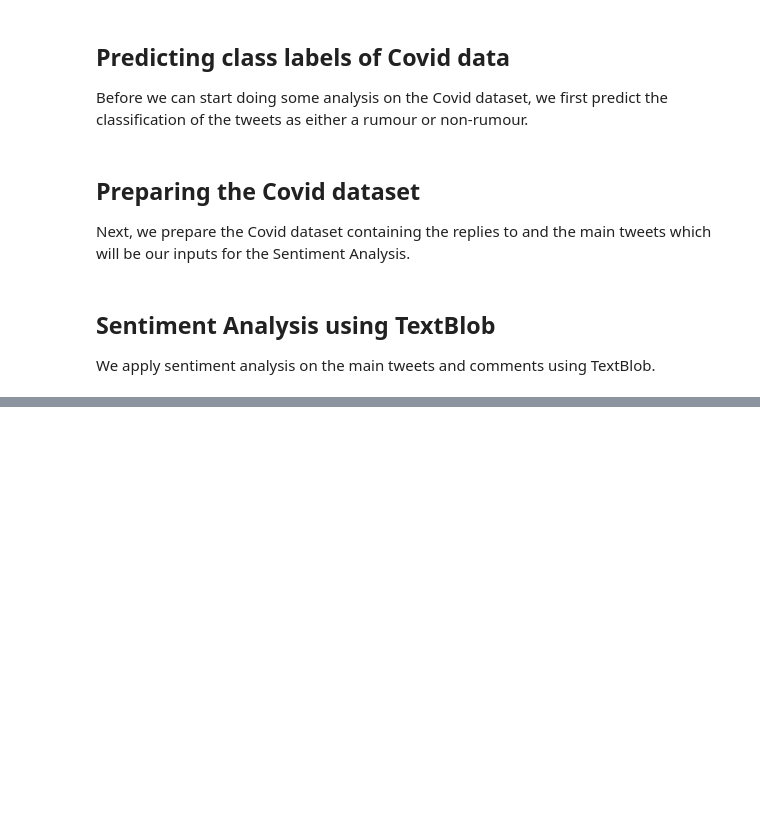
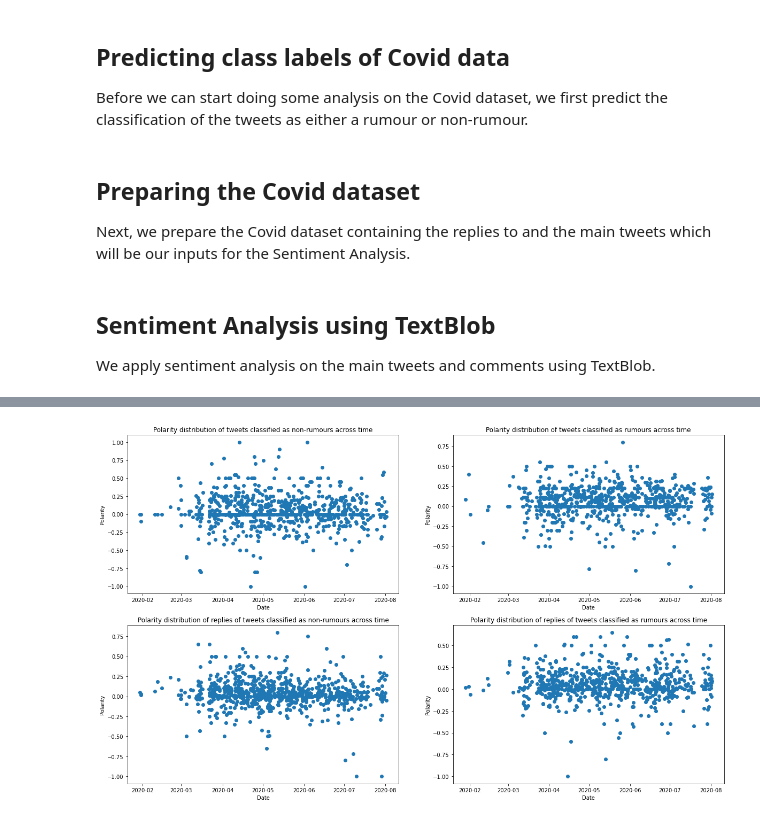
Before and after one commit to jabanto22/COMP90042-NLP-Project, a Jupyter notebook: project_classifier_vs_ver.ipynb, the cells around one changed output, grey strips where cells are left out. Saved outputs shown, nothing was run; the diff lists cells and outputs as text; code cells hidden in the pictures; blank space fills up the shorter version.

```diff
--- a/project_classifier_vs_ver.ipynb
+++ b/project_classifier_vs_ver.ipynb
@@ -762,0 +811,39 @@ covid_sentiments
+# %%
+non_rumour['datetime'] = pd.to_datetime(non_rumour['datetime'], format='%y-%m-%d %H:%M:%S')
+rumour['datetime'] = pd.to_datetime(rumour['datetime'], format='%y-%m-%d %H:%M:%S')
+
+fig = plt.figure(figsize=(20, 12))
+fig.tight_layout()
+
+plt.subplot(2, 2, 1)
+plt.scatter(non_rumour['datetime'].sample(1000, random_state=np.random.RandomState(SEED)),
+         non_rumour['tweet sentiment'].sample(1000, random_state=np.random.RandomState(SEED)))
+plt.title('Polarity distribution of tweets classified as non-rumours across time')
+plt.xlabel('Date')
+plt.ylabel('Polarity')
+
+plt.subplot(2, 2, 2)
+plt.scatter(rumour['datetime'].sample(1000, random_state=np.random.RandomState(SEED)),
+         rumour['tweet sentiment'].sample(1000, random_state=np.random.RandomState(SEED)))
+
+plt.title('Polarity distribution of tweets classified as rumours across time')
+plt.xlabel('Date')
+plt.ylabel('Polarity')
+
+plt.subplot(2, 2, 3)
+plt.scatter(non_rumour['datetime'].sample(1000, random_state=np.random.RandomState(SEED)),
+         non_rumour['reply sentiment'].sample(1000, random_state=np.random.RandomState(SEED)))
+plt.title('Polarity distribution of replies of tweets classified as non-rumours across time')
+plt.xlabel('Date')
+plt.ylabel('Polarity')
+
+plt.subplot(2, 2, 4)
+plt.scatter(rumour['datetime'].sample(1000, random_state=np.random.RandomState(SEED)),
+         rumour['reply sentiment'].sample(1000, random_state=np.random.RandomState(SEED)))
+
+plt.title('Polarity distribution of replies of tweets classified as rumours across time')
+plt.xlabel('Date')
+plt.ylabel('Polarity')
+fig.show()
+# %% [output]
+[figure, added]
```
Also changed, not shown: parts of 10 cells of this notebook.
